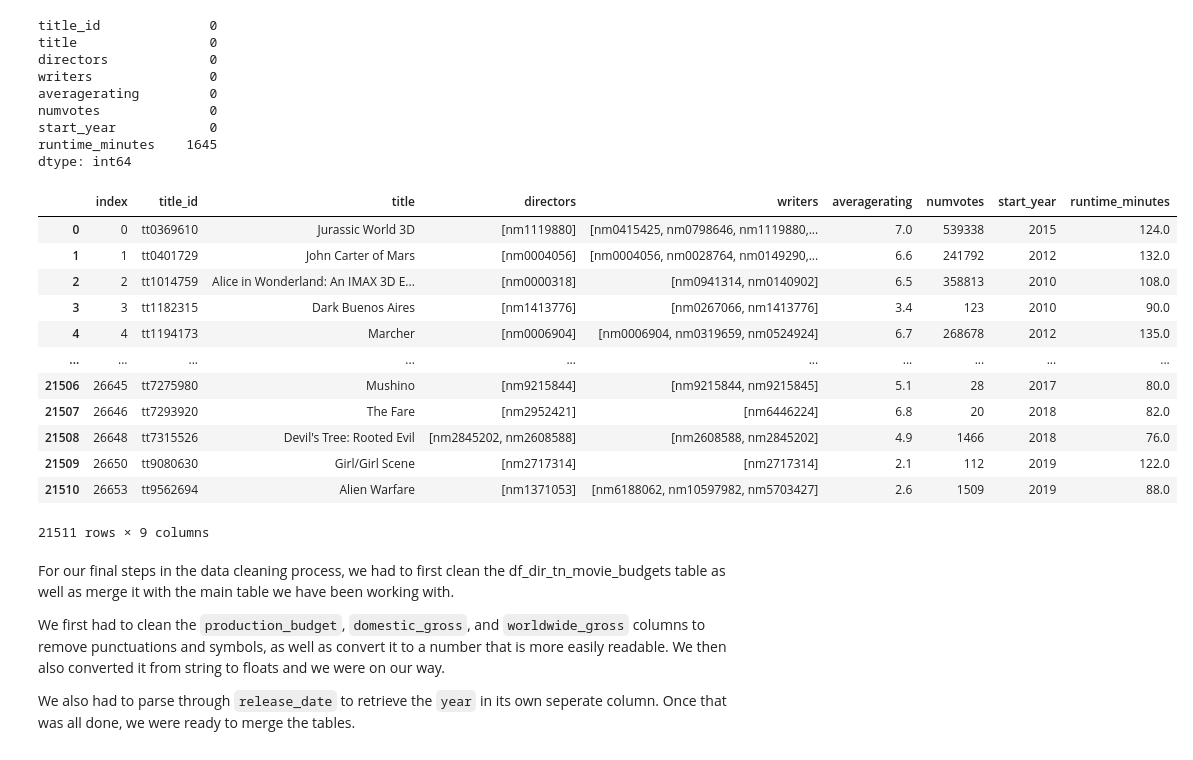
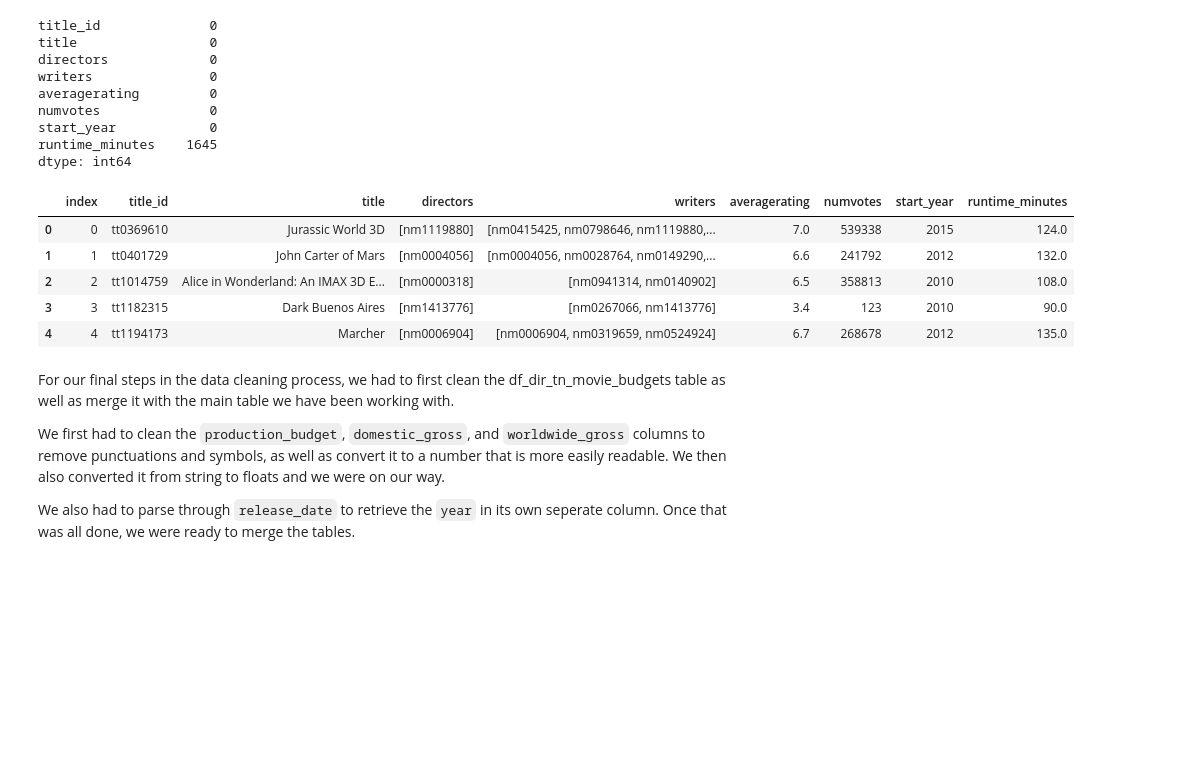
Before and after one commit to dt1086/Phase1_Project, a Jupyter notebook: Microsoft_Film_Data_Analysis_Part_2.ipynb, the cells around one changed output. Saved outputs shown, nothing was run; the diff lists cells and outputs as text; code cells hidden in the pictures; blank space fills up the shorter version.

```diff
--- a/Microsoft_Film_Data_Analysis_Part_2.ipynb
+++ b/Microsoft_Film_Data_Analysis_Part_2.ipynb
@@ -279,21 +223,14 @@ movie_title_crew_rating_df.dropna(inplace=True)
 movie_title_crew_rating_df.reset_index(inplace = True)
 # %%
 #Previewing table after everything
-movie_title_crew_rating_df
+movie_title_crew_rating_df.head()
 # %% [output]
 |  | index | title_id | title | directors | writers | averagerating | numvotes | start_year | runtime_minutes |
 | 0 | 0 | tt0369610 | Jurassic World 3D | [nm1119880] | [nm0415425, nm0798646, nm1119880,... | 7.0 | 539338 | 2015 | 124.0 |
 | 1 | 1 | tt0401729 | John Carter of Mars | [nm0004056] | [nm0004056, nm0028764, nm0149290,... | 6.6 | 241792 | 2012 | 132.0 |
 | 2 | 2 | tt1014759 | Alice in Wonderland: An IMAX 3D E... | [nm0000318] | [nm0941314, nm0140902] | 6.5 | 358813 | 2010 | 108.0 |
 | 3 | 3 | tt1182315 | Dark Buenos Aires | [nm1413776] | [nm0267066, nm1413776] | 3.4 | 123 | 2010 | 90.0 |
 | 4 | 4 | tt1194173 | Marcher | [nm0006904] | [nm0006904, nm0319659, nm0524924] | 6.7 | 268678 | 2012 | 135.0 |
-| ... | ... | ... | ... | ... | ... | ... | ... | ... | ... |
-| 21506 | 26645 | tt7275980 | Mushino | [nm9215844] | [nm9215844, nm9215845] | 5.1 | 28 | 2017 | 80.0 |
-| 21507 | 26646 | tt7293920 | The Fare | [nm2952421] | [nm6446224] | 6.8 | 20 | 2018 | 82.0 |
-| 21508 | 26648 | tt7315526 | Devil's Tree: Rooted Evil | [nm2845202, nm2608588] | [nm2608588, nm2845202] | 4.9 | 1466 | 2018 | 76.0 |
-| 21509 | 26650 | tt9080630 | Girl/Girl Scene | [nm2717314] | [nm2717314] | 2.1 | 112 | 2019 | 122.0 |
-| 21510 | 26653 | tt9562694 | Alien Warfare | [nm1371053] | [nm6188062, nm10597982, nm5703427] | 2.6 | 1509 | 2019 | 88.0 |
-21511 rows × 9 columns
 # %% [markdown]
 For our final steps in the data cleaning process, we had to first clean the df_dir_tn_movie_budgets table as well as merge it with the main table we have been working with.
 
```
Also changed, not shown: parts of 16 cells of this notebook, 1 other file.
